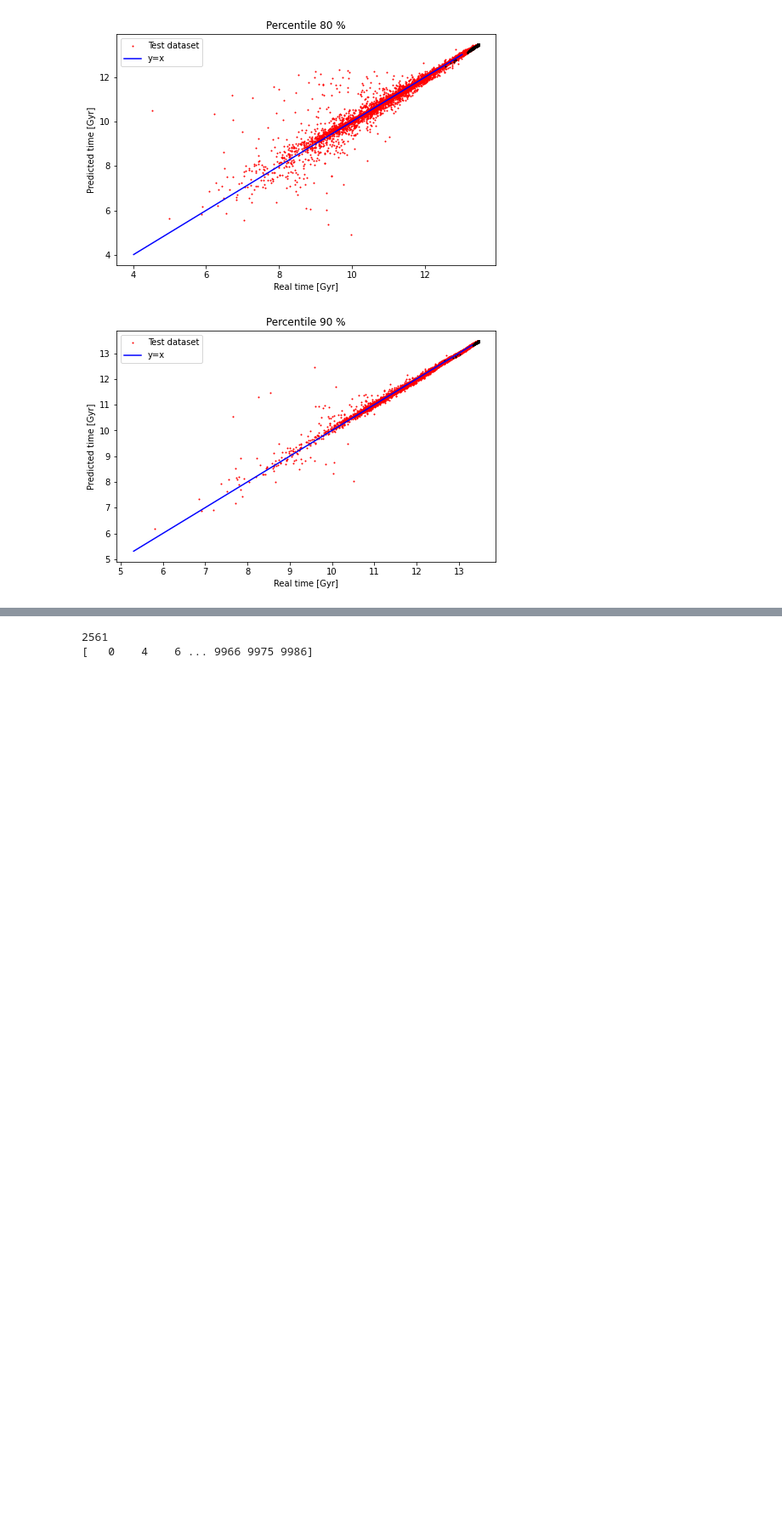
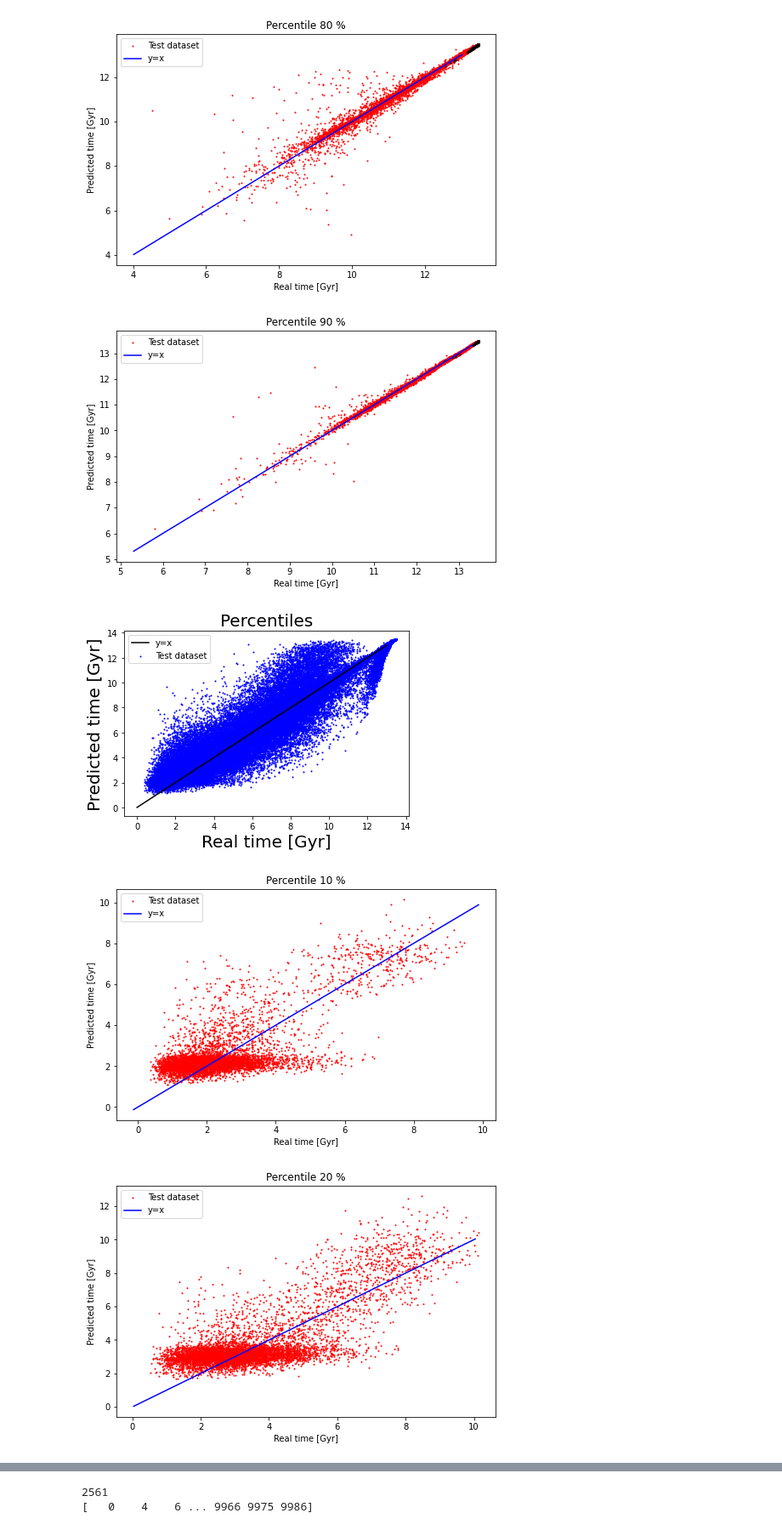
Before and after one commit to patriglesias/SBI_SFHs, a Jupyter notebook: non_parametric_sfh_fixed/posterior_estimation.ipynb, the cells around one changed output, grey strips where cells are left out. Shown at 85% size. Drawn from its saved outputs; the diff is of its cells as text; code cells hidden in the pictures; blank space fills up the shorter version.

```diff
--- a/non_parametric_sfh_fixed/posterior_estimation.ipynb
+++ b/non_parametric_sfh_fixed/posterior_estimation.ipynb
@@ -282,3 +282,43 @@ for i in range(9):
 [figure]
 [figure]
 [figure]
+# %%
+#p=percentiles[index_sh[index_list],:]
+index_ok=np.where((percentiles[index_sh[index_list],2]<11)&(percentiles[index_sh[index_list],3]<12))[0]
+#index_ok=np.arange(10000)
+
+for i in range(9):
+    if i==0:
+        plt.plot(np.arange(14),np.arange(14),label='y=x',color='k')
+        plt.scatter(percentiles[index_sh[index_list][index_ok],i],means[index_ok,i],s=1,color='b',label='Test dataset')#,label=str((i+1)*10)+' %')
+    else:
+        plt.scatter(percentiles[index_sh[index_list][index_ok],i],means[index_ok,i],s=1,color='b')#,label=str((i+1)*10)+' %')
+
+
+plt.xlabel('Real time [Gyr]',fontsize=20)
+plt.ylabel('Predicted time [Gyr]',fontsize=20)
+plt.legend(fontsize=10)
+plt.title('Percentiles',fontsize=20)
+#plt.savefig('1e5_m216_pred_vs_true.jpg')
+plt.show()
+
+#one by one
+for i in range(9):
+    p=percentiles[index_sh[index_list][index_ok],i]
+    x=np.arange(np.min(p)-0.5,np.max(p)+0.5)
+    plt.figure(figsize=(8,5))
+    plt.scatter(p,means[index_ok,i],s=1,color='r',label='Test dataset')
+    #plt.errorbar(percentiles[index_sh[index_list],i],means[:,i],yerr=stds[:,i],fmt='bo')
+
+
+    plt.plot(x,x,label='y=x',color='b')
+    plt.xlabel('Real time [Gyr]')
+    plt.ylabel('Predicted time [Gyr]')
+    plt.legend()
+    plt.title('Percentile '+str((i+1)*10)+' %')
+    #plt.savefig('1e5_m216_prediction'+str(i)+'.jpg')
+    plt.show()
+# %% [output]
+[figure, added]
+[figure, added]
+[figure, added]
```
Also changed, not shown: parts of 2 cells of this notebook, 5 other files.
